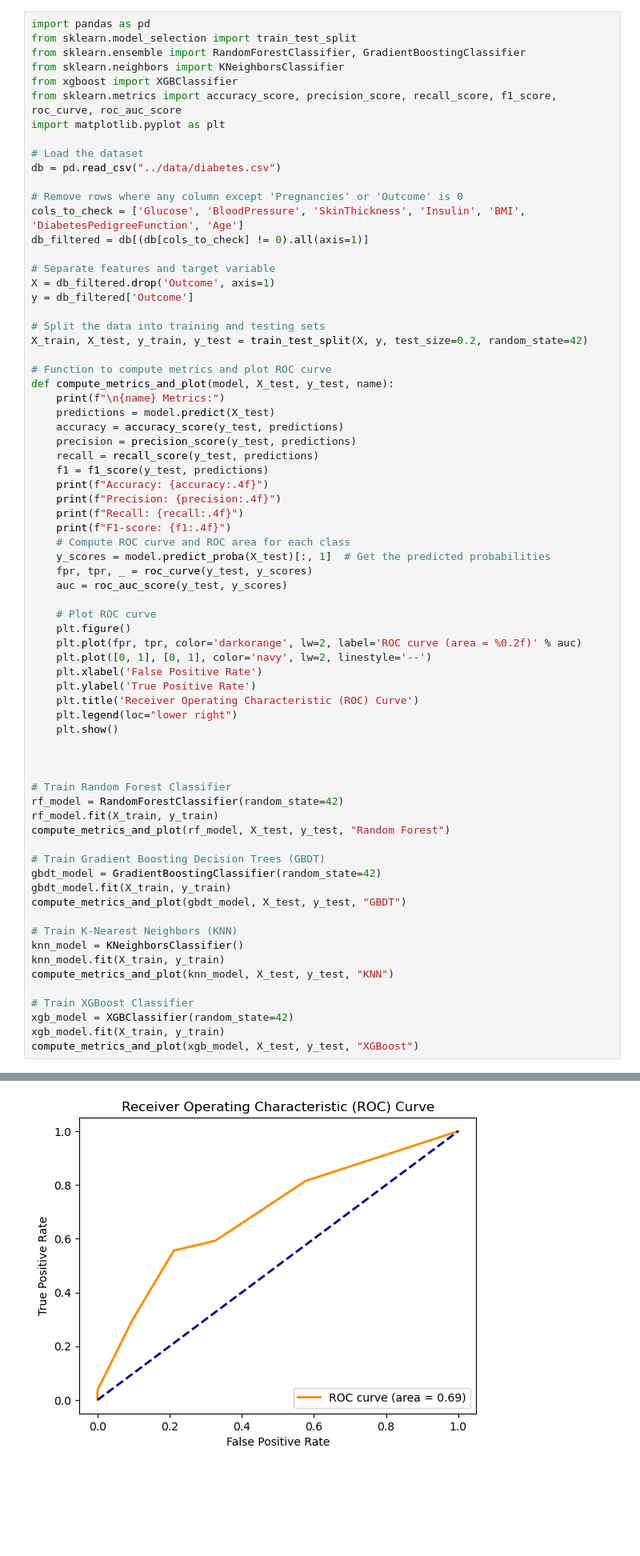
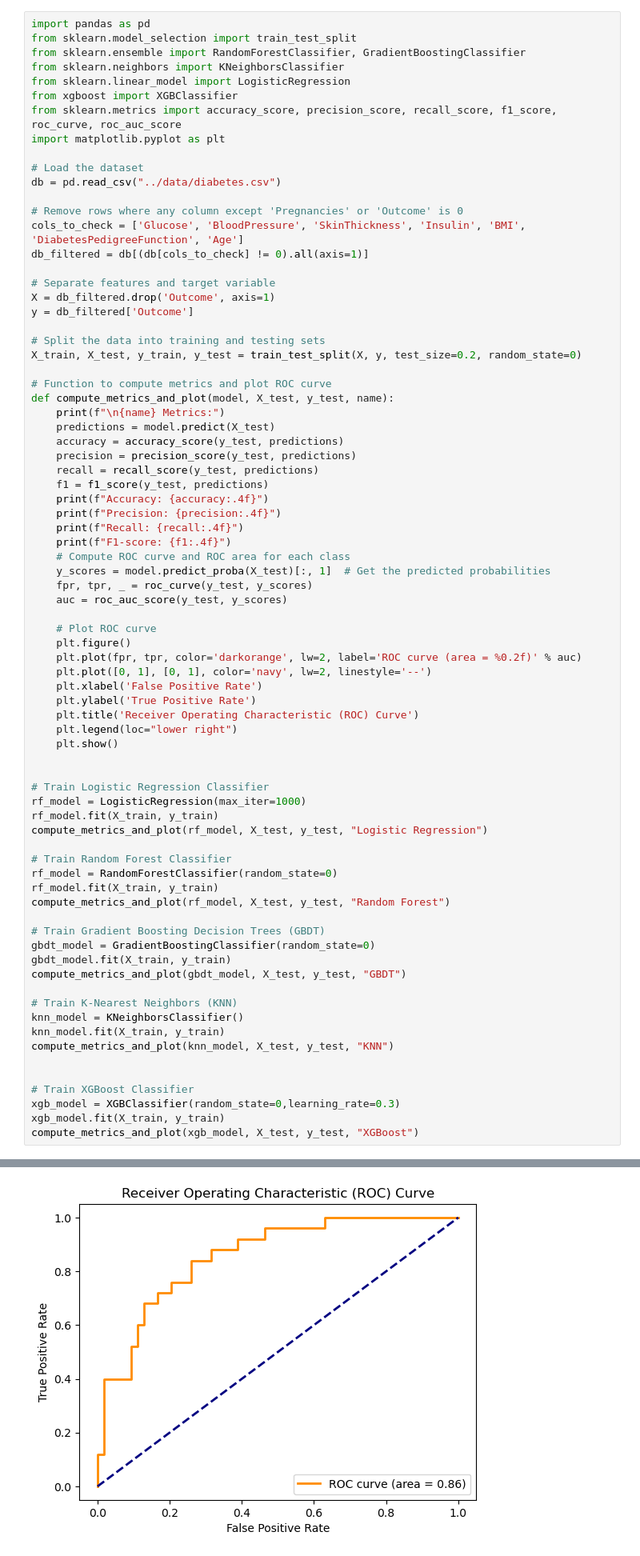
Before and after one commit to PSTAT197-F23/Vignette-of-Binary-Classification, a Jupyter notebook: scripts/chris.ipynb, the cells around one changed output, grey strips where cells are left out. Shown: that part at 80% size. Drawn from its saved outputs; the diff is of its cells as text; blank space fills up the shorter version.

```diff
--- a/scripts/chris.ipynb
+++ b/scripts/chris.ipynb
@@ -3,6 +3,7 @@ import pandas as pd
 from sklearn.model_selection import train_test_split
 from sklearn.ensemble import RandomForestClassifier, GradientBoostingClassifier
 from sklearn.neighbors import KNeighborsClassifier
+from sklearn.linear_model import LogisticRegression
 from xgboost import XGBClassifier
 from sklearn.metrics import accuracy_score, precision_score, recall_score, f1_score, roc_curve, roc_auc_score
 import matplotlib.pyplot as plt
@@ -19,7 +20,7 @@ X = db_filtered.drop('Outcome', axis=1)
 y = db_filtered['Outcome']
 
 # Split the data into training and testing sets
-X_train, X_test, y_train, y_test = train_test_split(X, y, test_size=0.2, random_state=42)
+X_train, X_test, y_train, y_test = train_test_split(X, y, test_size=0.2, random_state=0)
 
 # Function to compute metrics and plot ROC curve
 def compute_metrics_and_plot(model, X_test, y_test, name):
@@ -49,14 +50,18 @@ def compute_metrics_and_plot(model, X_test, y_test, name):
     plt.show()
 
 
+# Train Logistic Regression Classifier
+rf_model = LogisticRegression(max_iter=1000)
+rf_model.fit(X_train, y_train)
+compute_metrics_and_plot(rf_model, X_test, y_test, "Logistic Regression")
 
 # Train Random Forest Classifier
-rf_model = RandomForestClassifier(random_state=42)
+rf_model = RandomForestClassifier(random_state=0)
 rf_model.fit(X_train, y_train)
 compute_metrics_and_plot(rf_model, X_test, y_test, "Random Forest")
 
 # Train Gradient Boosting Decision Trees (GBDT)
-gbdt_model = GradientBoostingClassifier(random_state=42)
+gbdt_model = GradientBoostingClassifier(random_state=0)
 gbdt_model.fit(X_train, y_train)
 compute_metrics_and_plot(gbdt_model, X_test, y_test, "GBDT")
 
@@ -65,8 +70,9 @@ knn_model = KNeighborsClassifier()
 knn_model.fit(X_train, y_train)
 compute_metrics_and_plot(knn_model, X_test, y_test, "KNN")
 
+
 # Train XGBoost Classifier
-xgb_model = XGBClassifier(random_state=42)
+xgb_model = XGBClassifier(random_state=0,learning_rate=0.3)
 xgb_model.fit(X_train, y_train)
 compute_metrics_and_plot(xgb_model, X_test, y_test, "XGBoost")
 # %% [output]
@@ -90 +96 @@ F1-score: 0.5660
-[figure, old version]
+[figure, new version]
```
Also changed, not shown: parts of 8 cells of this notebook, 1 other file.
